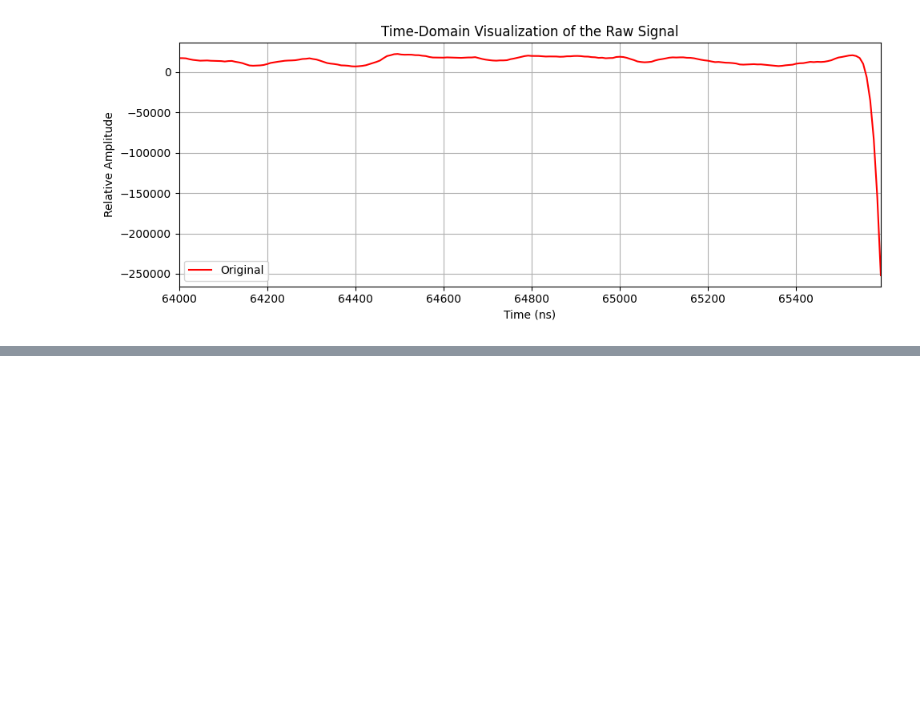
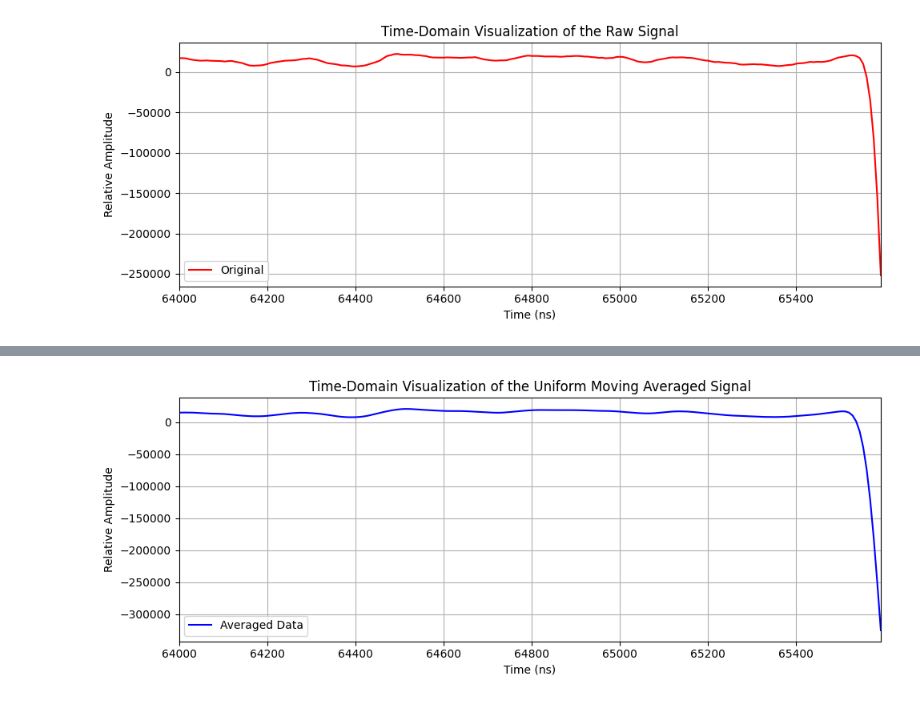
Before and after one commit to madhviasthana/Bio-Medical-Signal-Processing, a Jupyter notebook: codebase/main.ipynb, the cells around one changed output, grey strips where cells are left out. Saved outputs shown, nothing was run; the diff lists cells and outputs as text; code cells hidden in the pictures; blank space fills up the shorter version.

```diff
--- a/codebase/main.ipynb
+++ b/codebase/main.ipynb
@@ -27,0 +43,2 @@ Raw After Null Experiments Removal:  (40, 2, 16000)
+# %%
+filtered_uniform_moving_avg=apply_uniform_moving_average_filter(raw, trial_idx=0, window_size=11)
@@ -84,0 +106,19 @@ plt.show()
+# %%
+Fs = 125e6  # 125 MHz
+Ts_ns = 1e9 / Fs  # Sampling period in nanoseconds
+
+time_ns = np.arange(start, end) * Ts_ns
+
+plt.figure(figsize=(10, 4))
+plt.plot(time_ns, filtered_uniform_moving_avg[0][start:end], label='Averaged Data', color='blue')
+plt.title('Time-Domain Visualization of the Uniform Moving Averaged Signal')
+plt.xlabel('Time (ns)')
+plt.ylabel('Relative Amplitude')
+plt.legend()
+plt.grid(True)
+plt.xlim(time_ns[0], time_ns[-1])
+
+plt.tight_layout()
+plt.show()
+# %% [output]
+[figure, added]
```
Also changed, not shown: parts of 8 cells of this notebook, 7 other files.
